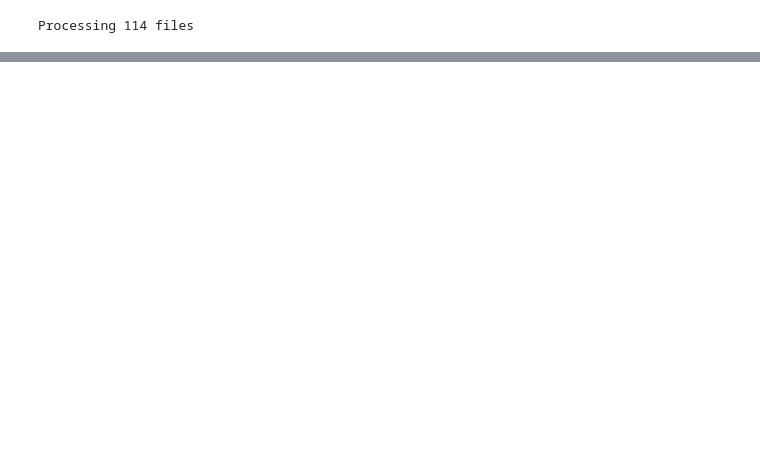
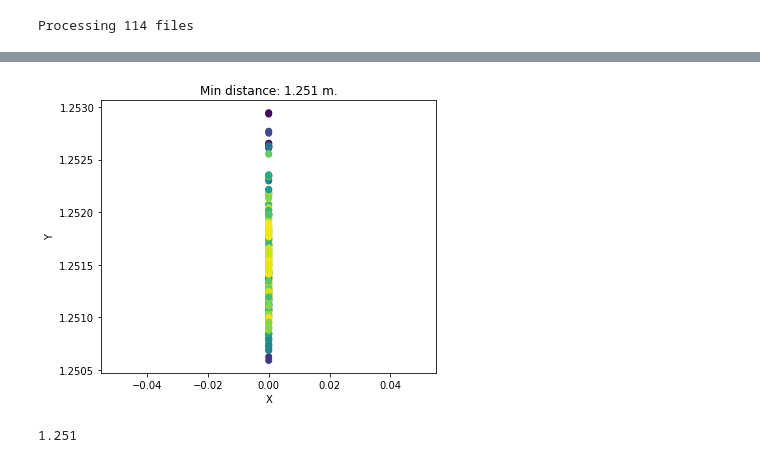
Before and after one commit to arpg/radar-water-monitoring, a Jupyter notebook: analysis.ipynb, the cells around one changed output, grey strips where cells are left out. Saved outputs shown, nothing was run; the diff lists cells and outputs as text; code cells hidden in the pictures; blank space fills up the shorter version.

```diff
--- a/analysis.ipynb
+++ b/analysis.ipynb
@@ -43,0 +99,12 @@ gt = utils.read_gt('deployment_nov2023/GT_Nov2023.csv')
+# %%
+min_y = utils.plot_1443(
+    y1443, int1443,
+    y_limit=999, y_threshold=0., int_threshold=0,
+    show_plots=True
+)
+# %% [output]
+[figure, added]
+# %%
+min_y
+# %% [output]
+1.251
```
Also changed, not shown: parts of 24 cells of this notebook, 1 other file.
